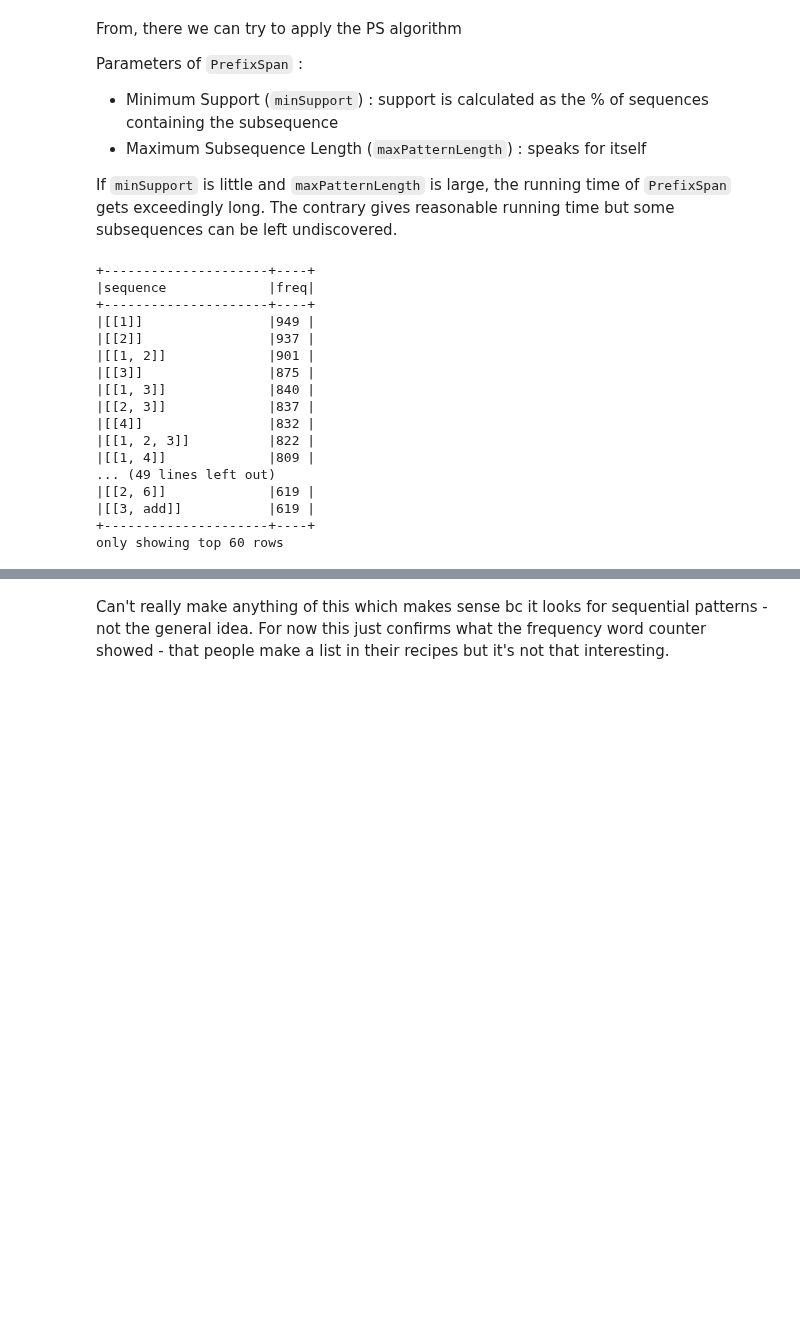
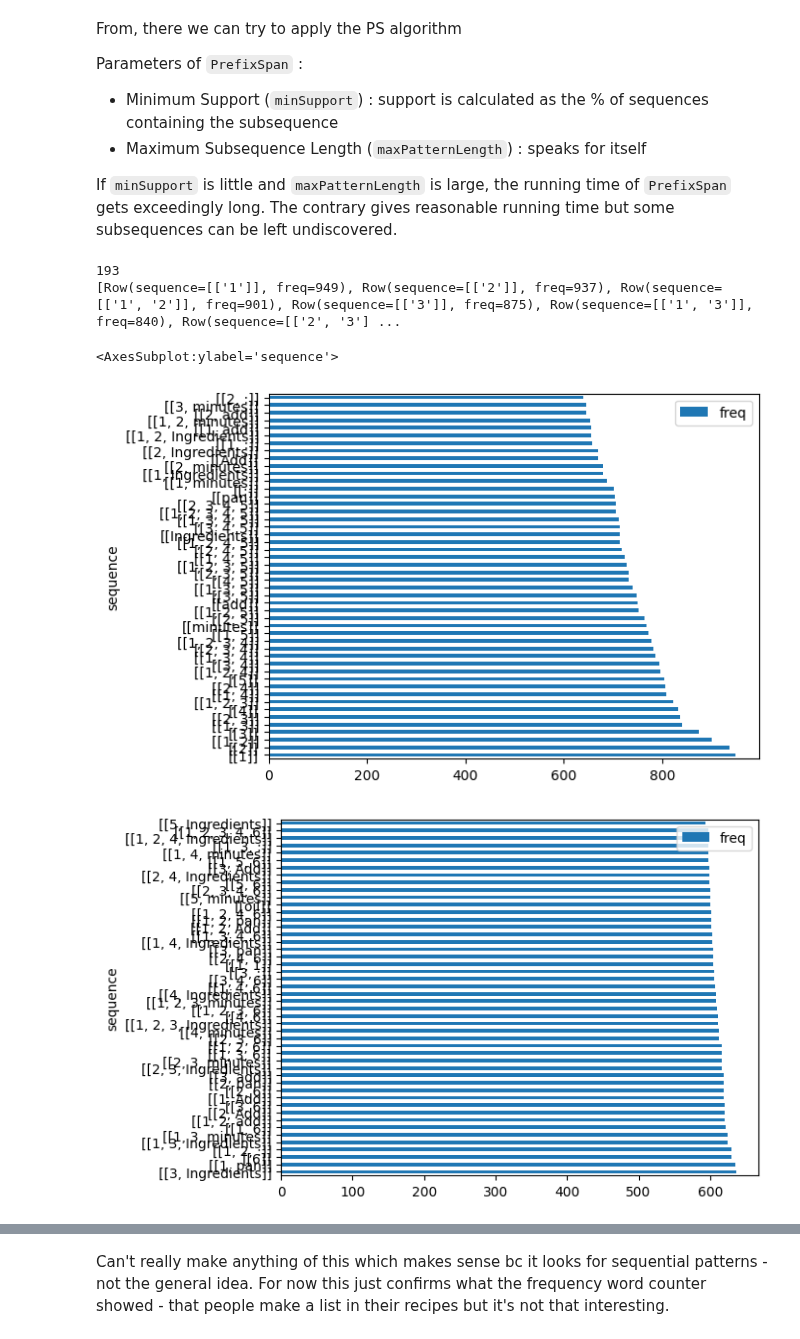
Before and after one commit to lucamouchel/Understanding-Revision-Behavior, a Jupyter notebook: Project.ipynb, the cells around one changed output, grey strips where cells are left out. Saved outputs shown, nothing was run; the diff lists cells and outputs as text; code cells hidden in the pictures; blank space fills up the shorter version.

```diff
--- a/Project.ipynb
+++ b/Project.ipynb
@@ -176,35 +193,35 @@
 # %%
 copy = recipes_without_stopwords.copy()
 
 for i, tokenized in enumerate(copy):
     copy[i] = list(filter(lambda char: char != ',' and char != "." ,tokenized))
 
 range_ = range(len(copy))
 for i in range_:
     copy[i] = Row(sequence=[copy[i]])
 
 l = [copy[i] for i in range_]
 DF = sc.parallelize(l).toDF()
 
 prefixSpan = PrefixSpan(minSupport=0.5, maxPatternLength=8, maxLocalProjDBSize=32000000)
 
 # Find frequent sequential patterns.
-prefixSpan.findFrequentSequentialPatterns(DF).sort(desc('freq')).show(60,False)
+a = prefixSpan.findFrequentSequentialPatterns(DF).sort(desc('freq')).collect()
+
+
+midpoint = int(len(a)/2)
+print(len(a))
+print(a[:midpoint])
+
+fourth = int(midpoint/2)
+df2 = pd.DataFrame(list(map(lambda _: _.asDict(),a)))
+df2[:midpoint].plot(kind='barh',x='sequence', y='freq')
+df2[midpoint:].plot(kind='barh',x='sequence', y='freq')
+df2[midpoint: 3*fourth].plot(kind='barh',x='sequence', y='freq')
+df2[3*fourth:].plot(kind='barh',x='sequence', y='freq')
 # %% [output]
-+---------------------+----+
-|sequence             |freq|
-+---------------------+----+
-|[[1]]                |949 |
-|[[2]]                |937 |
-|[[1, 2]]             |901 |
-|[[3]]                |875 |
-|[[1, 3]]             |840 |
-|[[2, 3]]             |837 |
-|[[4]]                |832 |
-|[[1, 2, 3]]          |822 |
-|[[1, 4]]             |809 |
-... (49 lines left out)
-|[[2, 6]]             |619 |
-|[[3, add]]           |619 |
-+---------------------+----+
-only showing top 60 rows
+193
+[Row(sequence=[['1']], freq=949), Row(sequence=[['2']], freq=937), Row(sequence=[['1', '2']], freq=901), Row(sequence=[['3']], freq=875), Row(sequence=[['1', '3']], freq=840), Row(sequence=[['2', '3'] ...
+<AxesSubplot:ylabel='sequence'>
+[figure, added]
+[figure, added]
```
Also changed, not shown: parts of 6 cells of this notebook.
